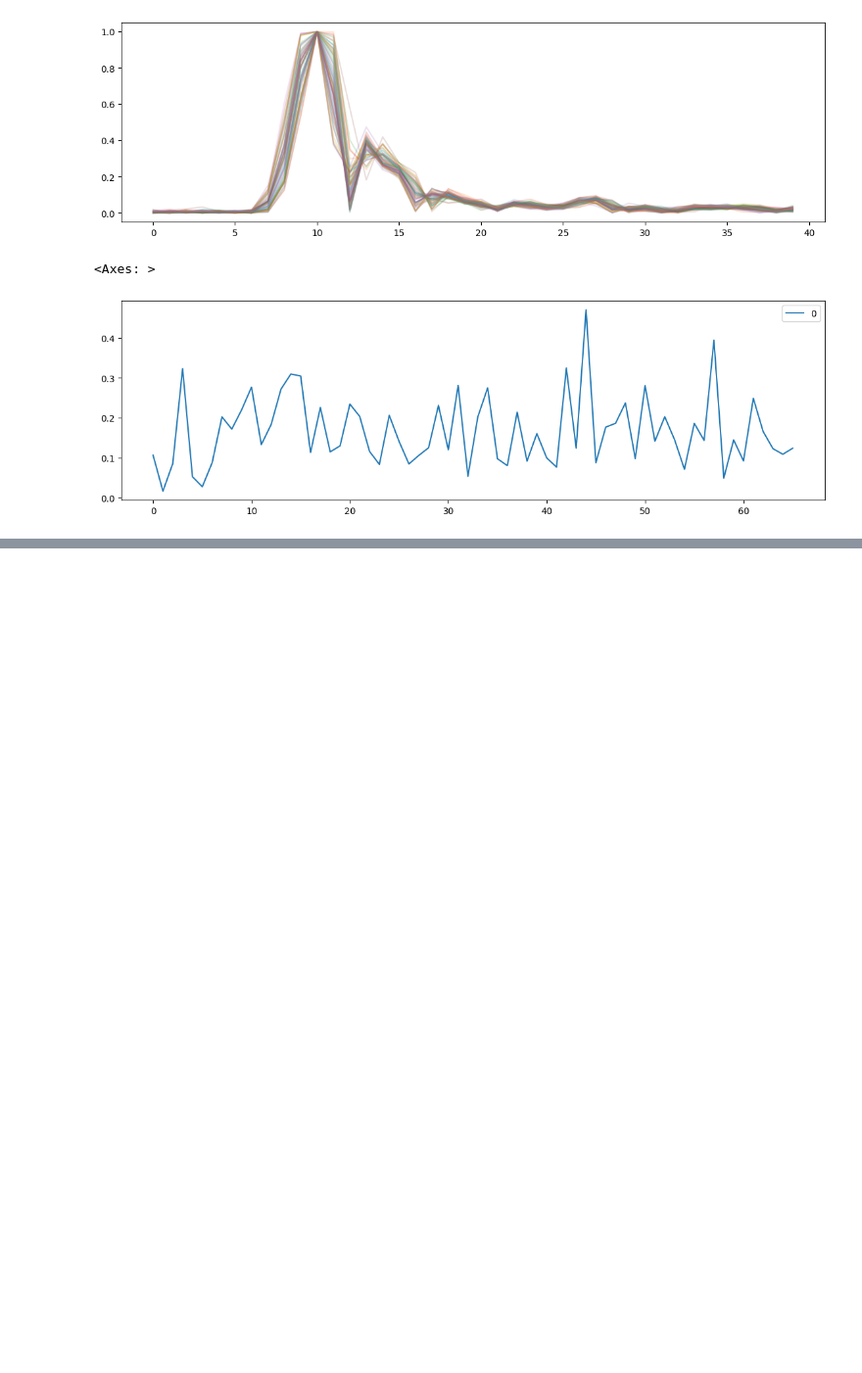
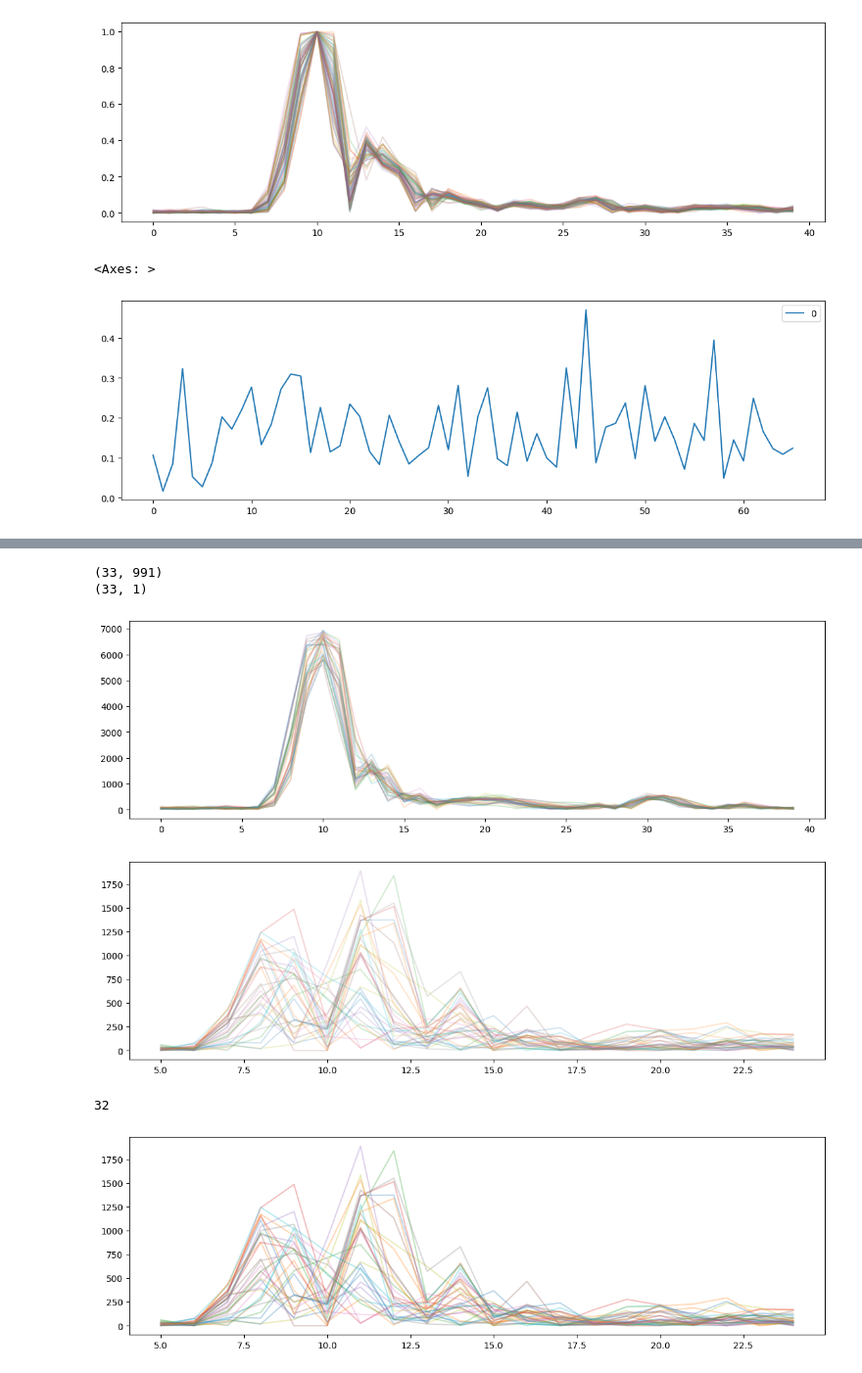
Before and after one commit to jkworldchampion/tag-less_tracking_with_uwb, a Jupyter notebook: realtime_cir_tracking.ipynb, the cells around one changed output, grey strips where cells are left out. Shown at 98% size. Saved outputs shown, nothing was run; the diff lists cells and outputs as text; code cells hidden in the pictures; blank space fills up the shorter version.

```diff
--- a/realtime_cir_tracking.ipynb
+++ b/realtime_cir_tracking.ipynb
@@ -528,0 +696,26 @@ pd.DataFrame(diff_threshold).plot()
+# %%
+print(final_list.shape)
+print(final_distance.shape)
+same_final = same_peak(final_list)
+same_final.shape
+
+for i in range(len(same_final)):
+    same_final.loc[i][:40].plot(alpha=0.2)
+plt.show()
+for i in range(len(diff_list)):
+    diff_list.loc[i][5:25].plot(alpha=0.2)
+plt.show()
+
+count = 0
+for i in range(len(diff_list)):
+    if diff_list.iloc[i][np.argmax(diff_list.iloc[i])] > 0.3:   # threshold가 2000은 되어야 변화가 일어난 것일듯?
+        diff_list.iloc[i][5:25].plot(alpha=0.3)
+        count += 1
+print(count)
+# %% [output]
+(33, 991)
+(33, 1)
+[figure, added]
+[figure, added]
+32
+[figure, added]
```
Also changed, not shown: parts of 3 cells of this notebook.
